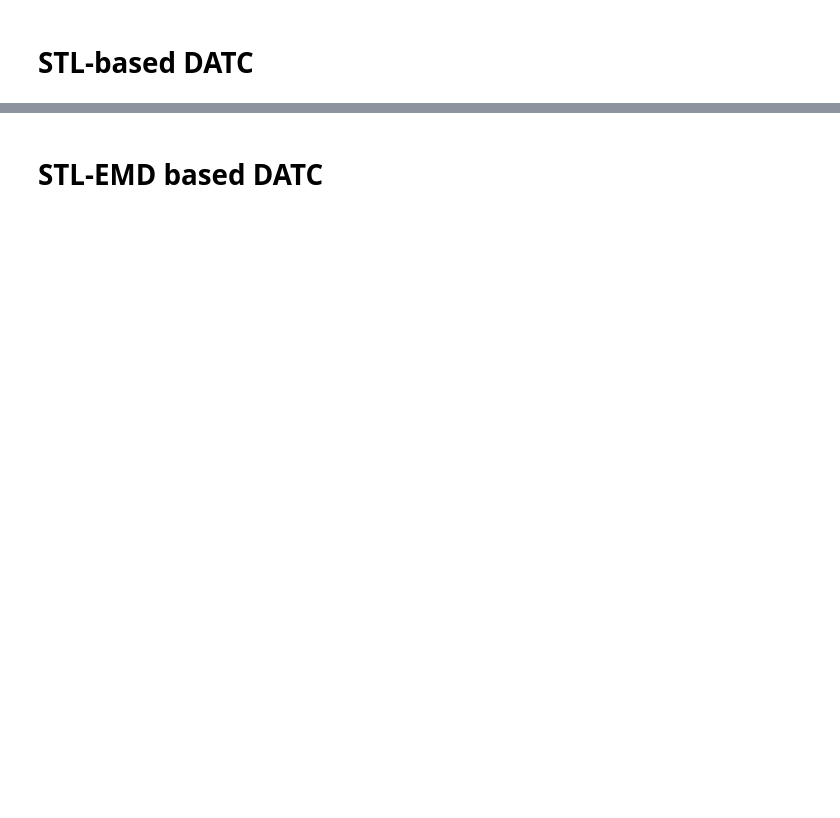
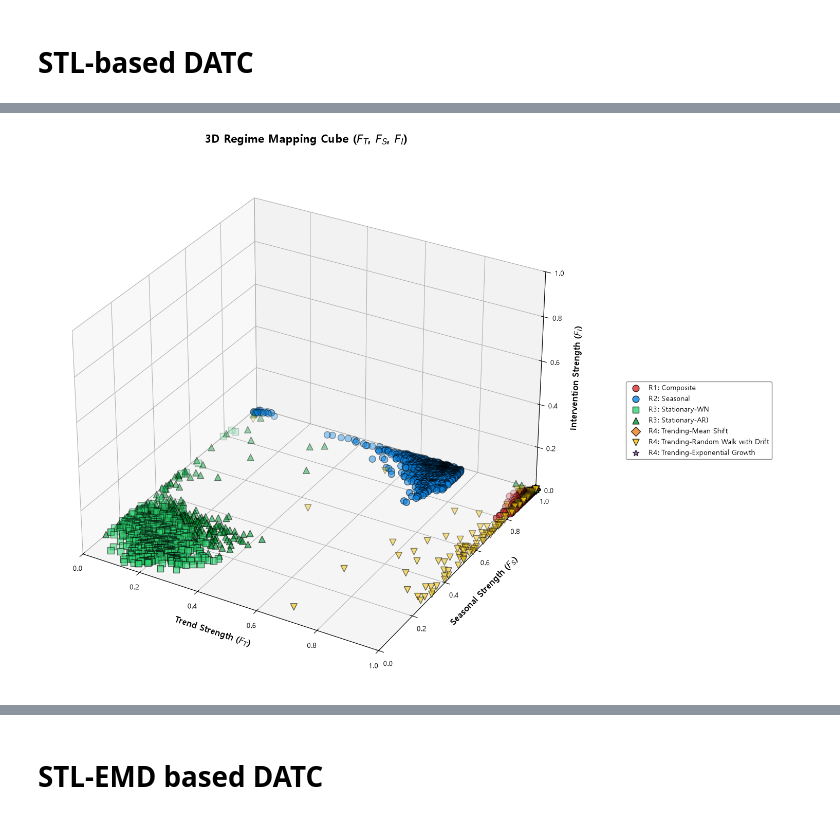
Before and after one commit to wayne0831/TSFM_Ops, a Jupyter notebook: src/temp/DATC_STL_EMD.ipynb, the cells around one changed output, grey strips where cells are left out. Saved outputs shown, nothing was run; the diff lists cells and outputs as text; code cells hidden in the pictures; blank space fills up the shorter version.

```diff
--- a/src/temp/DATC_STL_EMD.ipynb
+++ b/src/temp/DATC_STL_EMD.ipynb
@@ -340,0 +414,66 @@ print("="*60)
+# %%
+# ==========================================
+# 2. 결과 시각화 (3D Cube Mapping)
+# ==========================================
+plt.rcParams['font.family'] = 'Malgun Gothic' # 환경에 따라 'AppleGothic' 등으로 변경 필요
+plt.rcParams['axes.unicode_minus'] = False
+
+fig = plt.figure(figsize=(14, 11))
+ax = fig.add_subplot(111, projection='3d')
+
+# 패턴별 색상 및 마커
+pattern_configs = {
+    'Composite':                    {'color': '#d63031', 'marker': 'o', 'label': 'R1: Composite'},
+    'Seasonal':                     {'color': '#0984e3', 'marker': 'o', 'label': 'R2: Seasonal'},
+    'Stationary_WN':                {'color': '#2ed573', 'marker': 's', 'label': 'R3: Stationary-WN'},
+    'Stationary_AR':                {'color': '#009432', 'marker': '^', 'label': 'R3: Stationary-AR)'},
+    'Trending_MeanShift':           {'color': '#e67e22', 'marker': 'D', 'label': 'R4: Trending-Mean Shift'},
+    'Trending_RandomWalkDrift':     {'color': '#f1c40f', 'marker': 'v', 'label': 'R4: Trending-Random Walk with Drift'},
+    'Trending_ExponentialGrowth':   {'color': '#8e44ad', 'marker': '*', 'label': 'R4: Trending-Exponential Growth'}
+}
+
+legend_order = list(pattern_configs.keys())
+existing_patterns = [p for p in legend_order if p in df_exp_results['Pattern'].unique()]
+
+# 3D 산점도 플로팅
+for pattern_label in existing_patterns:
+    group = df_exp_results[df_exp_results['Pattern'] == pattern_label]
+    config = pattern_configs[pattern_label]
+
+    ax.scatter(group['F_T'], group['F_S'], group['F_I'],
+               label=config['label'], color=config['color'], marker=config['marker'],
+               alpha=0.8, edgecolors='k', s=85)
+
+# 축 레이블 및 세팅
+ax.set_xlabel('Trend Strength ($F_T$)', fontsize=12, fontweight='bold', labelpad=10)
+ax.set_ylabel('Seasonal Strength ($F_S$)', fontsize=12, fontweight='bold', labelpad=10)
+ax.set_zlabel('Intervention Strength ($F_I$)', fontsize=12, fontweight='bold', labelpad=10)
+ax.set_xlim(0, 1)
+ax.set_ylim(0, 1)
+ax.set_zlim(0, 1)
+ax.set_title('3D Regime Mapping Cube ($F_T$, $F_S$, $F_I$)', fontsize=16, fontweight='bold', pad=20)
+
+# 범례 설정 (그래프 바깥쪽)
+ax.legend(loc='center left', bbox_to_anchor=(1.1, 0.5), fontsize=10, framealpha=0.95, facecolor='white', edgecolor='gray')
+
+plt.tight_layout()
+plt.show()
+
+# ==========================================
+# 3. 간단한 리포트 (F_I 지표 평균 확인용)
+# ==========================================
+print("\n" + "="*60)
+print("     [오라클 검증 통계 리포트 (3D 확장판 - 직교성 반영)]")
+print("="*60)
+for r_label in ['R1', 'R2', 'R3', 'R4']:
+    sub_df = df_exp_results[df_exp_results['True_Regime'] == r_label]
+    print(f"▶ {r_label} Regime 평균 지표값")
+    print(f"   F_T: {sub_df['F_T'].mean():.3f} | F_S: {sub_df['F_S'].mean():.3f} | F_I: {sub_df['F_I'].mean():.3f}")
+    if r_label == 'R4':
+        print("   -> (R4 내부 상세 F_I 분석)")
+        for p in sub_df['Pattern'].unique():
+            p_df = sub_df[sub_df['Pattern'] == p]
+            print(f"      {p}: F_I = {p_df['F_I'].mean():.3f}")
+print("="*60)
+# %% [output]
+[figure, added]
```
Also changed, not shown: parts of 6 cells of this notebook, 2 other files.
